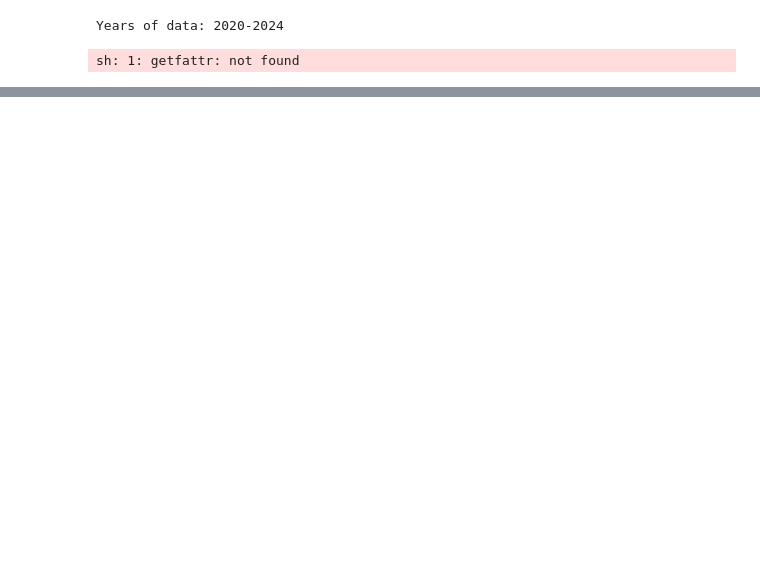
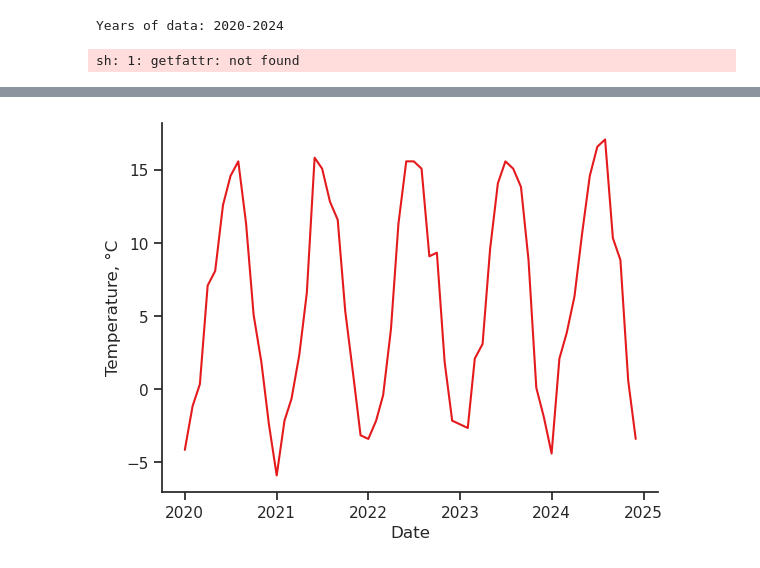
Before and after one commit to gampnico/oggm-scripts, a Jupyter notebook: notebooks/desp_stream.ipynb, the cells around one changed output, grey strips where cells are left out. Drawn from its saved outputs; the diff is of its cells as text; code cells hidden in the pictures; blank space fills up the shorter version.

```diff
--- a/notebooks/desp_stream.ipynb
+++ b/notebooks/desp_stream.ipynb
@@ -98,0 +107,6 @@ sh: 1: getfattr: not found
+# %%
+fig = sns.lineplot(data=ds, x="time", y="temp")
+fig.set_ylabel("Temperature, °C")
+fig.set_xlabel("Date");
+# %% [output]
+[figure, added]
```
Also changed, not shown: parts of 6 cells of this notebook.
